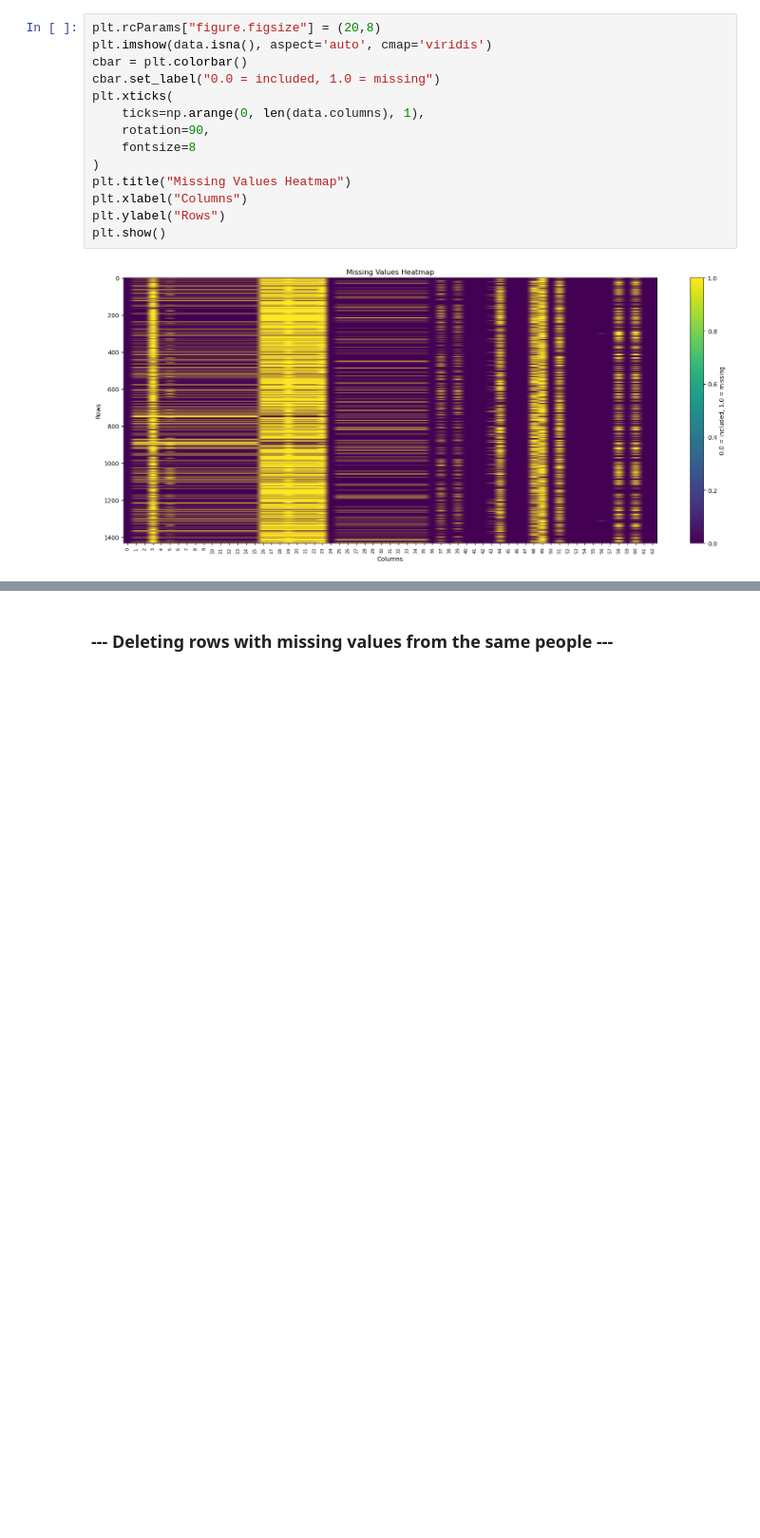
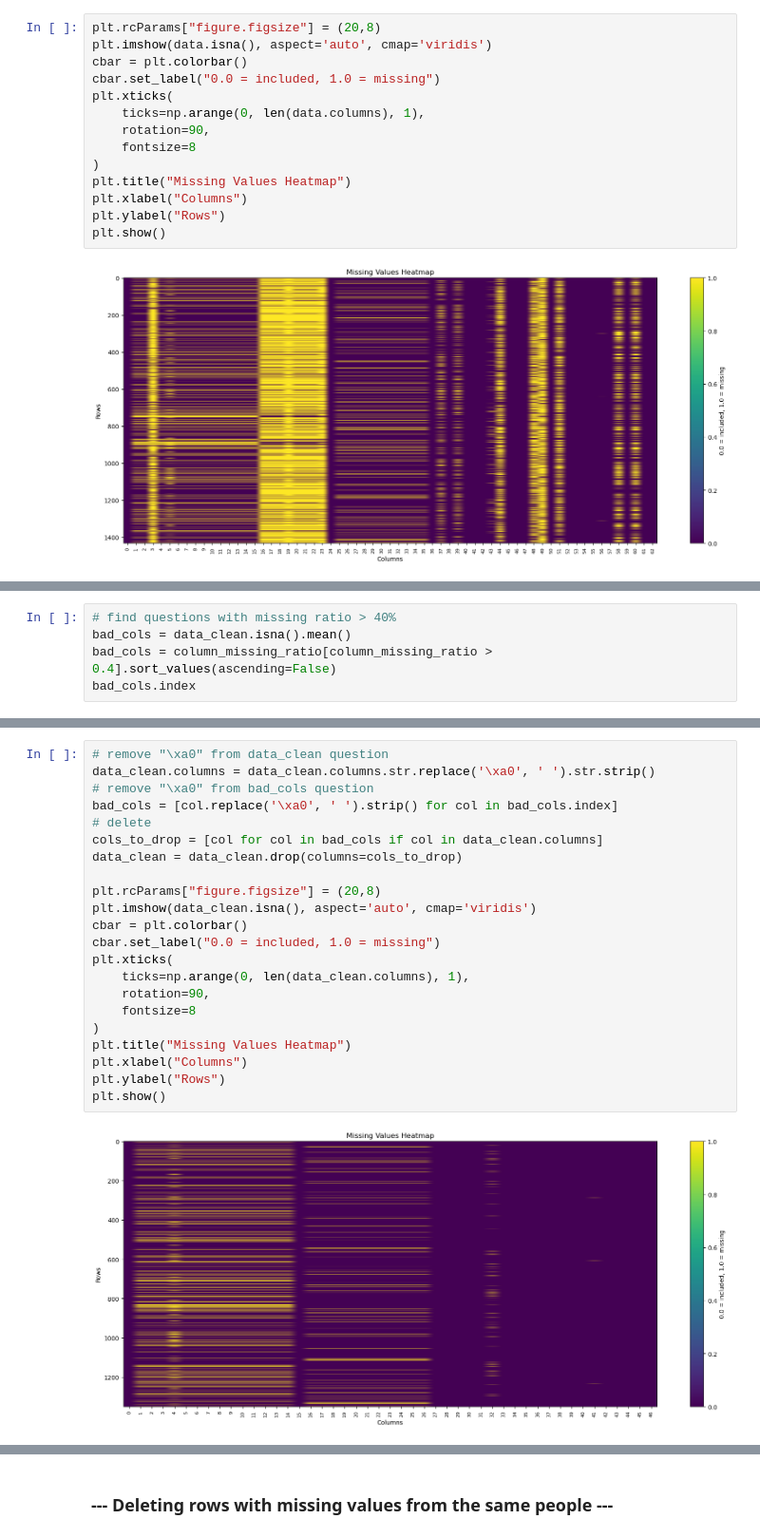
Before and after one commit to thedawid999/Health-Analysis, a Jupyter notebook: code/1_data_preprocessing.ipynb, the cells around one changed output, grey strips where cells are left out. Shown at 95% size. Drawn from its saved outputs; the diff is of its cells as text; blank space fills up the shorter version.

```diff
--- a/code/1_data_preprocessing.ipynb
+++ b/code/1_data_preprocessing.ipynb
@@ -25,0 +92,5 @@ plt.show()
+# %%
+# find questions with missing ratio > 40%
+bad_cols = data_clean.isna().mean()
+bad_cols = column_missing_ratio[column_missing_ratio > 0.4].sort_values(ascending=False)
+bad_cols.index
@@ -25,0 +112,24 @@ plt.show()
+# %%
+# remove "\xa0" from data_clean question
+data_clean.columns = data_clean.columns.str.replace('\xa0', ' ').str.strip()
+# remove "\xa0" from bad_cols question
+bad_cols = [col.replace('\xa0', ' ').strip() for col in bad_cols.index]
+# delete
+cols_to_drop = [col for col in bad_cols if col in data_clean.columns]
+data_clean = data_clean.drop(columns=cols_to_drop)
+
+plt.rcParams["figure.figsize"] = (20,8)
+plt.imshow(data_clean.isna(), aspect='auto', cmap='viridis')
+cbar = plt.colorbar()
+cbar.set_label("0.0 = included, 1.0 = missing")
+plt.xticks(
+    ticks=np.arange(0, len(data_clean.columns), 1),
+    rotation=90,
+    fontsize=8
+)
+plt.title("Missing Values Heatmap")
+plt.xlabel("Columns")
+plt.ylabel("Rows")
+plt.show()
+# %% [output]
+[figure, added]
```
Also changed, not shown: parts of 10 cells of this notebook.
